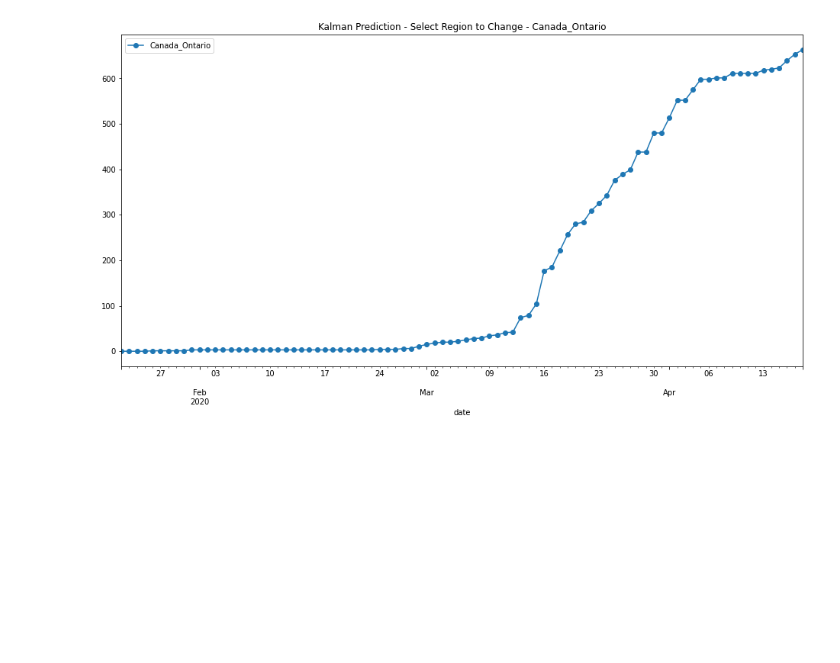
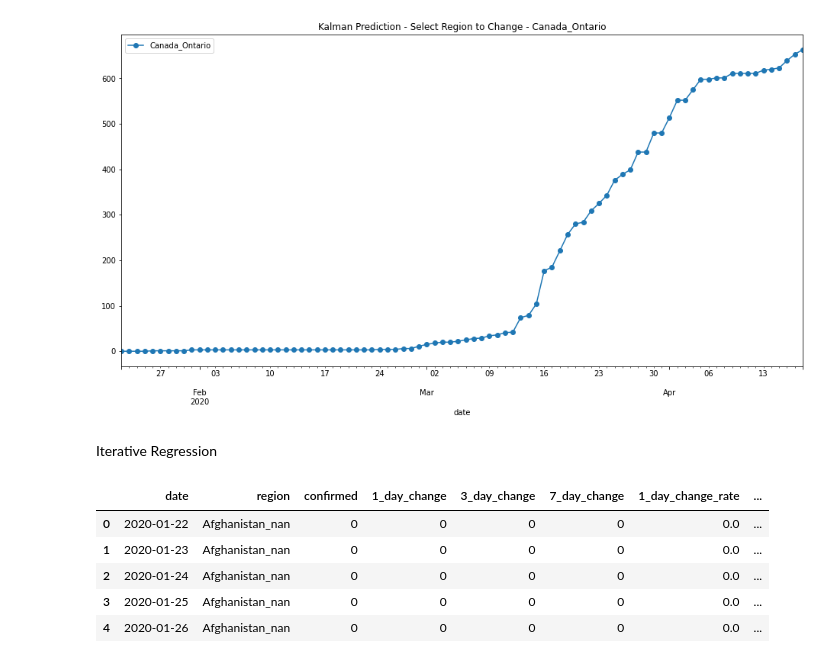
Before and after one commit to SophiaHe/covid19_work, a Jupyter notebook: Kalmar_Filter_Method.ipynb, the cells around one changed output. Saved outputs shown, nothing was run; the diff lists cells and outputs as text; code cells hidden in the pictures; blank space fills up the shorter version.

```diff
--- a/Kalmar_Filter_Method.ipynb
+++ b/Kalmar_Filter_Method.ipynb
@@ -398,3 +398,5 @@ date
 2020-04-18             663
 [figure]
 [figure]
+# %% [markdown]
+Iterative Regression
@@ -400,0 +473,9 @@ date
+# %%
+test_iter.head()
+# %% [output]
+|  | date | region | confirmed | 1_day_change | 3_day_change | 7_day_change | 1_day_change_rate | ... |
+| 0 | 2020-01-22 | Afghanistan_nan | 0 | 0 | 0 | 0 | 0.0 | ... |
+| 1 | 2020-01-23 | Afghanistan_nan | 0 | 0 | 0 | 0 | 0.0 | ... |
+| 2 | 2020-01-24 | Afghanistan_nan | 0 | 0 | 0 | 0 | 0.0 | ... |
+| 3 | 2020-01-25 | Afghanistan_nan | 0 | 0 | 0 | 0 | 0.0 | ... |
+| 4 | 2020-01-26 | Afghanistan_nan | 0 | 0 | 0 | 0 | 0.0 | ... |
```
Also changed, not shown: parts of 5 cells of this notebook.
